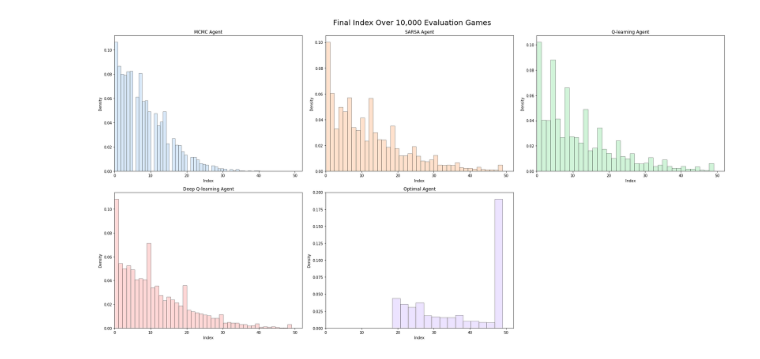
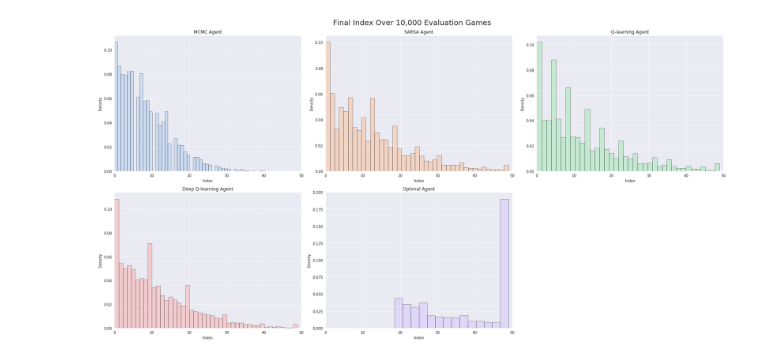
Before and after one commit to EricaHD/GettingGoodAtGoogol, a Jupyter notebook: visualizeResults.ipynb, the cells around one changed output. Cells and saved outputs as stored; diff of their text form; code cells hidden in the pictures.

```diff
--- a/visualizeResults.ipynb
+++ b/visualizeResults.ipynb
@@ -11,6 +11,8 @@ import seaborn as sns
 %matplotlib inline
 
 from IPython.display import clear_output
+
+sns.set_style("darkgrid")
 # %%
 #setDefault(figsize=(20,10))
 current_palette = sns.color_palette('pastel', 5)
@@ -50,6 +52,7 @@ for i, col in enumerate(res_df):
                  hist_kws={'edgecolor':'black'},
                  label=agent_names[i],
                  axlabel='Index')
+    plt.xlim((0, 50))
     plt.xlabel("Index")
     plt.ylabel("Density")
     plt.title("{} Agent".format(agent_names[i]))
@@ -64,23 +67,23 @@ for i, col in enumerate(res_df):
 # %%
 fig = plt.figure(figsize=(24,12))
 fig.suptitle('Final Index Over 10,000 Evaluation Games', y=1.02, fontsize=20)
 
 for i, col in enumerate(res_df):
     fig.add_subplot(2, 3, i+1,
                     title='{} Agent'.format(agent_names[i]),
                     xlabel='Index',
                     ylabel='Density',
-                    xlim=(0,52))
+                    xlim=(0,50))
     sns.distplot(res_df[col], hist=True, kde=False, norm_hist=True,
                  color=current_palette[i],
                  hist_kws={'edgecolor':'black'},
                  label=agent_names[i],
                  axlabel='Index')
 
 fig.tight_layout()
 fig.savefig("viz/hist/hist_facet.png")
 # %% [output]
-[figure, old version]
+[figure, new version]
 # %%
 
 #fig.suptitle('Final Index Over 10,000 Evaluation Games', y=1.02, fontsize=20)
```
Also changed, not shown: parts of 6 cells of this notebook, 15 other files.
